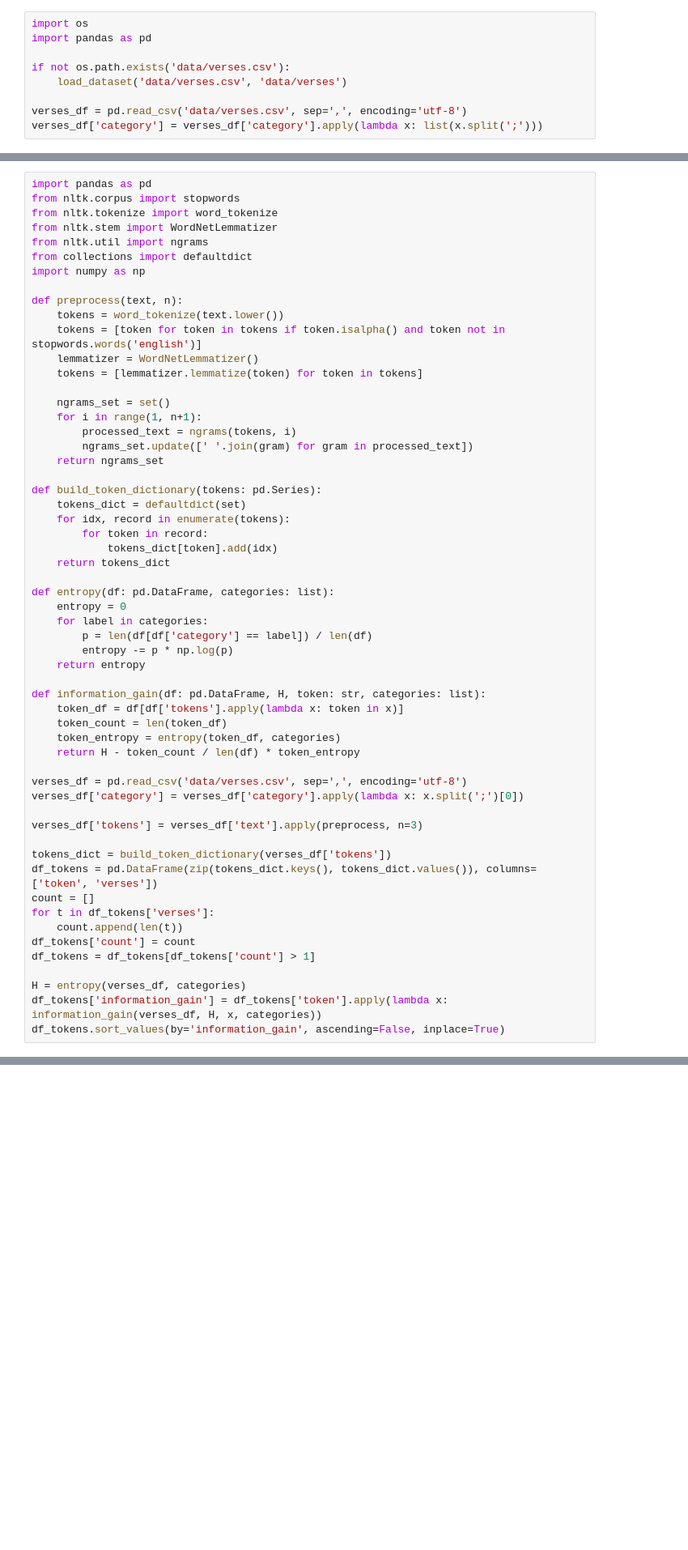
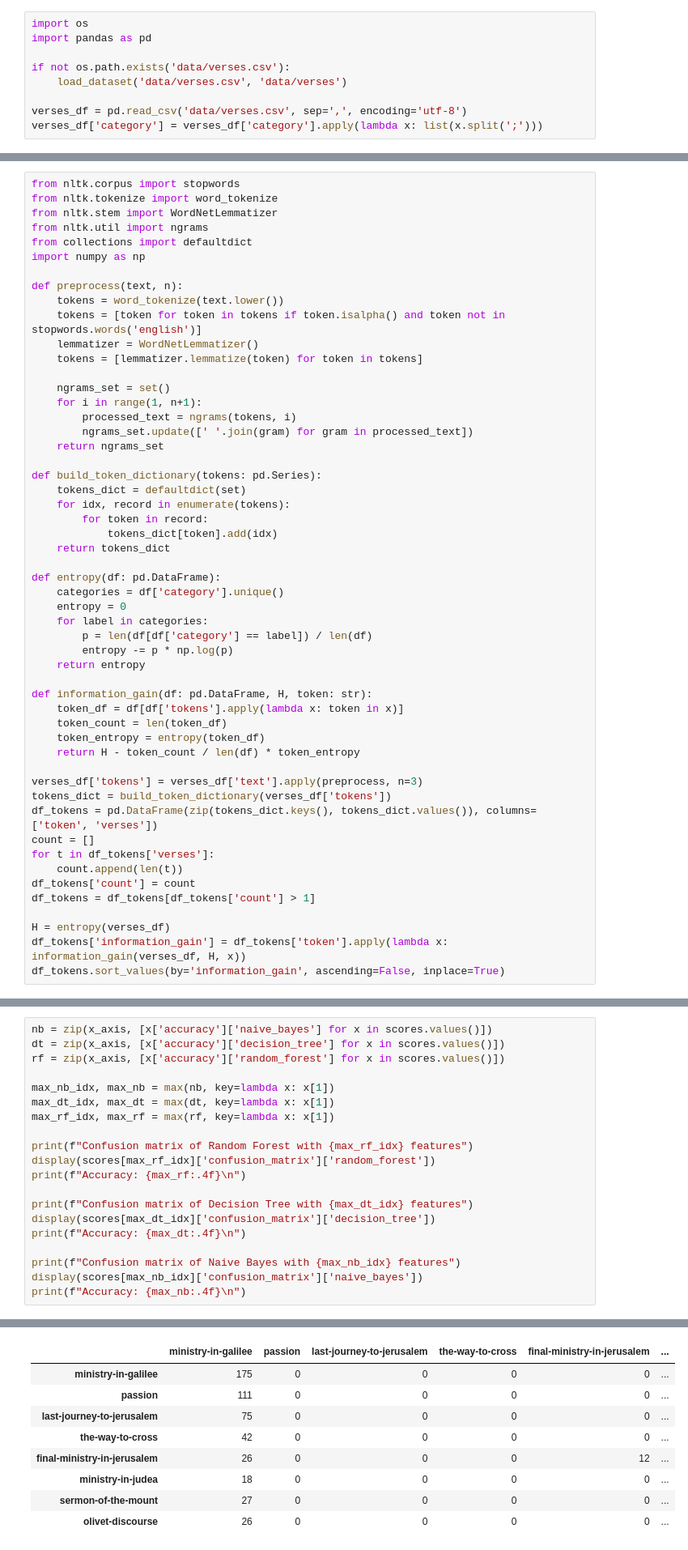
Before and after one commit to rik1599/advanced-data-science-2023, a Jupyter notebook: bible-nlp/bible-nlp.ipynb, the cells around one changed output, grey strips where cells are left out. Shown: that part at 81% size. Saved outputs shown, nothing was run; the diff lists cells and outputs as text; blank space fills up the shorter version.

```diff
--- a/bible-nlp/bible-nlp.ipynb
+++ b/bible-nlp/bible-nlp.ipynb
@@ -130,5 +161,4 @@ This is necessary because entropy and information gain are not defined for multi
 # %%
-import pandas as pd
 from nltk.corpus import stopwords
 from nltk.tokenize import word_tokenize
 from nltk.stem import WordNetLemmatizer
@@ -155,24 +185,21 @@ def build_token_dictionary(tokens: pd.Series):
             tokens_dict[token].add(idx)
     return tokens_dict
 
-def entropy(df: pd.DataFrame, categories: list):
+def entropy(df: pd.DataFrame):
+    categories = df['category'].unique()
     entropy = 0
     for label in categories:
         p = len(df[df['category'] == label]) / len(df)
         entropy -= p * np.log(p)
     return entropy
 
-def information_gain(df: pd.DataFrame, H, token: str, categories: list):
+def information_gain(df: pd.DataFrame, H, token: str):
     token_df = df[df['tokens'].apply(lambda x: token in x)]
     token_count = len(token_df)
-    token_entropy = entropy(token_df, categories)
+    token_entropy = entropy(token_df)
     return H - token_count / len(df) * token_entropy
 
-verses_df = pd.read_csv('data/verses.csv', sep=',', encoding='utf-8')
-verses_df['category'] = verses_df['category'].apply(lambda x: x.split(';')[0])
-
 verses_df['tokens'] = verses_df['text'].apply(preprocess, n=3)
-
 tokens_dict = build_token_dictionary(verses_df['tokens'])
 df_tokens = pd.DataFrame(zip(tokens_dict.keys(), tokens_dict.values()), columns=['token', 'verses'])
 count = []
@@ -181,6 +208,6 @@ for t in df_tokens['verses']:
 df_tokens['count'] = count
 df_tokens = df_tokens[df_tokens['count'] > 1]
 
-H = entropy(verses_df, categories)
-df_tokens['information_gain'] = df_tokens['token'].apply(lambda x: information_gain(verses_df, H, x, categories))
+H = entropy(verses_df)
+df_tokens['information_gain'] = df_tokens['token'].apply(lambda x: information_gain(verses_df, H, x))
 df_tokens.sort_values(by='information_gain', ascending=False, inplace=True)
@@ -306,0 +300,21 @@ Same thing for the incorrect predictions, the most frequent categories are predi
+# %%
+nb = zip(x_axis, [x['accuracy']['naive_bayes'] for x in scores.values()])
+dt = zip(x_axis, [x['accuracy']['decision_tree'] for x in scores.values()])
+rf = zip(x_axis, [x['accuracy']['random_forest'] for x in scores.values()])
+
+max_nb_idx, max_nb = max(nb, key=lambda x: x[1])
+max_dt_idx, max_dt = max(dt, key=lambda x: x[1])
+max_rf_idx, max_rf = max(rf, key=lambda x: x[1])
+
+print(f"Confusion matrix of Random Forest with {max_rf_idx} features")
+display(scores[max_rf_idx]['confusion_matrix']['random_forest'])
+print(f"Accuracy: {max_rf:.4f}\n")
+
+print(f"Confusion matrix of Decision Tree with {max_dt_idx} features")
+display(scores[max_dt_idx]['confusion_matrix']['decision_tree'])
+print(f"Accuracy: {max_dt:.4f}\n")
+
+print(f"Confusion matrix of Naive Bayes with {max_nb_idx} features")
+display(scores[max_nb_idx]['confusion_matrix']['naive_bayes'])
+print(f"Accuracy: {max_nb:.4f}\n")
+# %% [output]
@@ -306,0 +322,9 @@ Same thing for the incorrect predictions, the most frequent categories are predi
+|  | ministry-in-galilee | passion | last-journey-to-jerusalem | the-way-to-cross | final-ministry-in-jerusalem | ... |
+| ministry-in-galilee | 175 | 0 | 0 | 0 | 0 | ... |
+| passion | 111 | 0 | 0 | 0 | 0 | ... |
+| last-journey-to-jerusalem | 75 | 0 | 0 | 0 | 0 | ... |
+| the-way-to-cross | 42 | 0 | 0 | 0 | 0 | ... |
+| final-ministry-in-jerusalem | 26 | 0 | 0 | 0 | 12 | ... |
+| ministry-in-judea | 18 | 0 | 0 | 0 | 0 | ... |
+| sermon-of-the-mount | 27 | 0 | 0 | 0 | 0 | ... |
+| olivet-discourse | 26 | 0 | 0 | 0 | 0 | ... |
```
Also changed, not shown: parts of 20 cells of this notebook, 1 other file.
